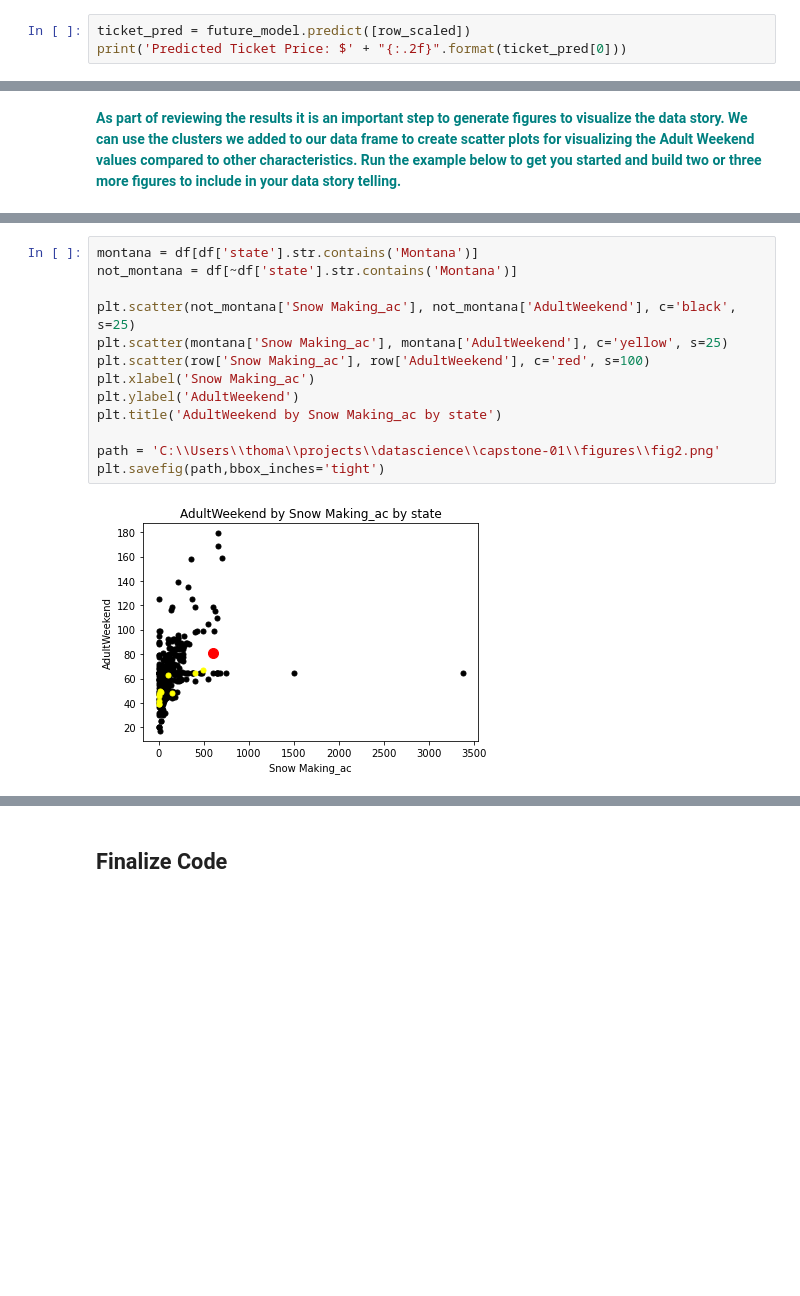
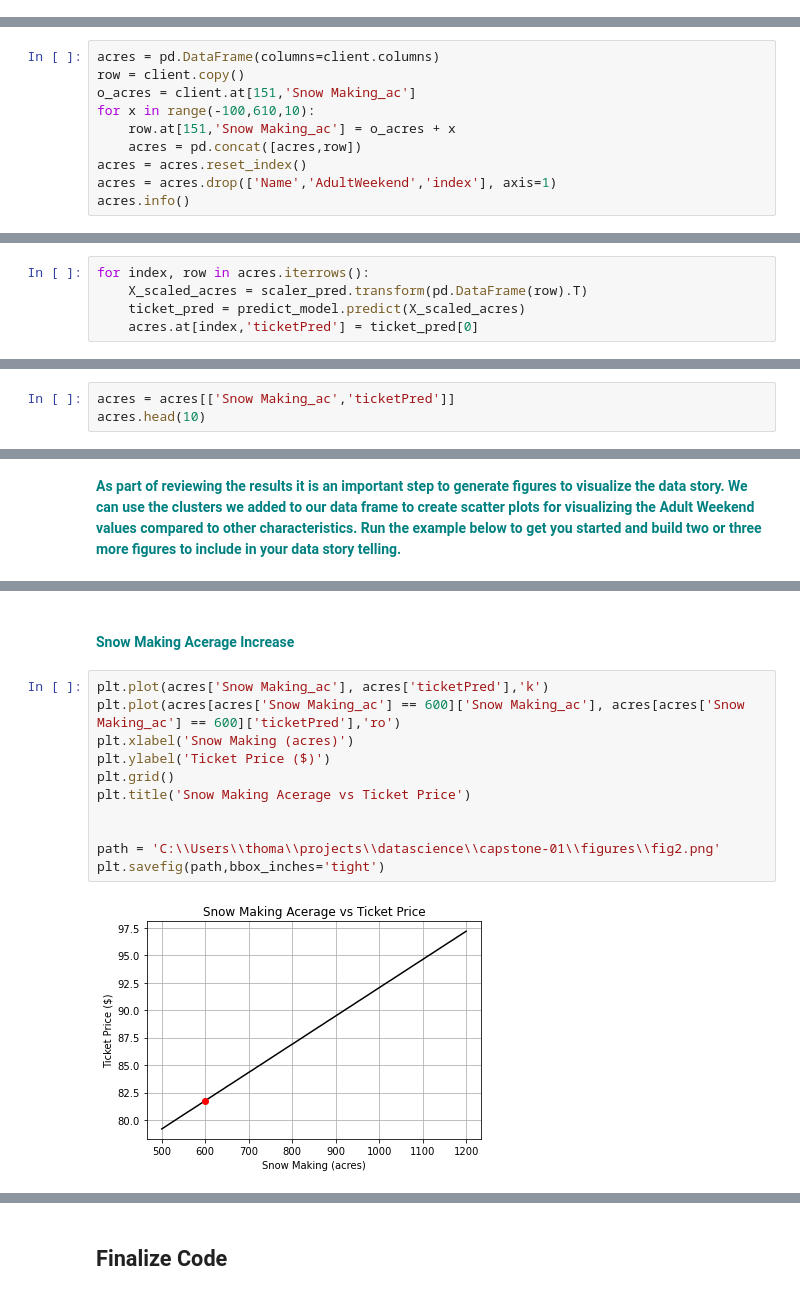
Before and after one commit to jolfr/capstone-01, a Jupyter notebook: notebooks/Notebook_stepsix.ipynb, the cells around one changed output, grey strips where cells are left out. Cells and saved outputs as stored; diff of their text form; blank space fills up the shorter version.

Commit message:
step 6 notebook completed, figures and output data generated

```diff
--- a/notebooks/Notebook_stepsix.ipynb
+++ b/notebooks/Notebook_stepsix.ipynb
@@ -264,3 +250,0 @@ row_scaled = X_scaled_ft[151]
-# %%
-ticket_pred = future_model.predict([row_scaled])
-print('Predicted Ticket Price: $' + "{:.2f}".format(ticket_pred[0]))
@@ -268,0 +259,10 @@ ValueError: matmul: Input operand 1 has a mismatch in its core dimension 0, with
+# %%
+acres = pd.DataFrame(columns=client.columns)
+row = client.copy()
+o_acres = client.at[151,'Snow Making_ac']
+for x in range(-100,610,10):
+    row.at[151,'Snow Making_ac'] = o_acres + x
+    acres = pd.concat([acres,row])
+acres = acres.reset_index()
+acres = acres.drop(['Name','AdultWeekend','index'], axis=1)
+acres.info()
@@ -268,0 +289,5 @@ ValueError: matmul: Input operand 1 has a mismatch in its core dimension 0, with
+# %%
+for index, row in acres.iterrows():
+    X_scaled_acres = scaler_pred.transform(pd.DataFrame(row).T)
+    ticket_pred = predict_model.predict(X_scaled_acres)
+    acres.at[index,'ticketPred'] = ticket_pred[0]
@@ -268,0 +296,3 @@ ValueError: matmul: Input operand 1 has a mismatch in its core dimension 0, with
+# %%
+acres = acres[['Snow Making_ac','ticketPred']]
+acres.head(10)
@@ -282,15 +398,15 @@ plt.savefig(path,bbox_inches='tight')
+# %% [markdown]
+#### <font color='teal'>Snow Making Acerage Increase</font>
 # %%
-montana = df[df['state'].str.contains('Montana')]
-not_montana = df[~df['state'].str.contains('Montana')]
+plt.plot(acres['Snow Making_ac'], acres['ticketPred'],'k')
+plt.plot(acres[acres['Snow Making_ac'] == 600]['Snow Making_ac'], acres[acres['Snow Making_ac'] == 600]['ticketPred'],'ro')
+plt.xlabel('Snow Making (acres)')
+plt.ylabel('Ticket Price ($)')
+plt.grid()
+plt.title('Snow Making Acerage vs Ticket Price')
 
-plt.scatter(not_montana['Snow Making_ac'], not_montana['AdultWeekend'], c='black', s=25)
-plt.scatter(montana['Snow Making_ac'], montana['AdultWeekend'], c='yellow', s=25)
-plt.scatter(row['Snow Making_ac'], row['AdultWeekend'], c='red', s=100)
-plt.xlabel('Snow Making_ac')
-plt.ylabel('AdultWeekend')
-plt.title('AdultWeekend by Snow Making_ac by state')
 
 path = 'C:\\Users\\thoma\\projects\\datascience\\capstone-01\\figures\\fig2.png'
 plt.savefig(path,bbox_inches='tight')
 # %% [output]
-[figure, old version]
+[figure, new version]
```
Also changed, not shown: parts of 71 cells of this notebook, 8 other files.
